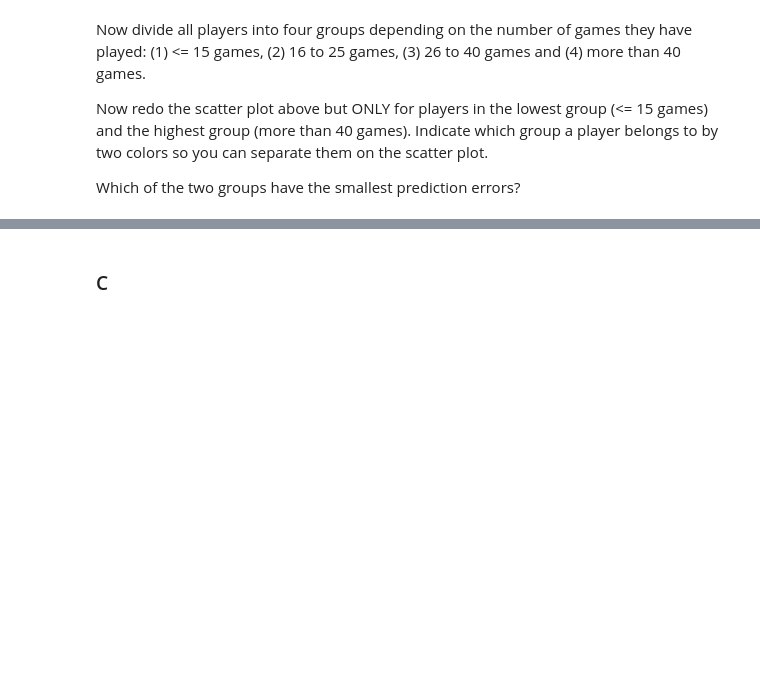
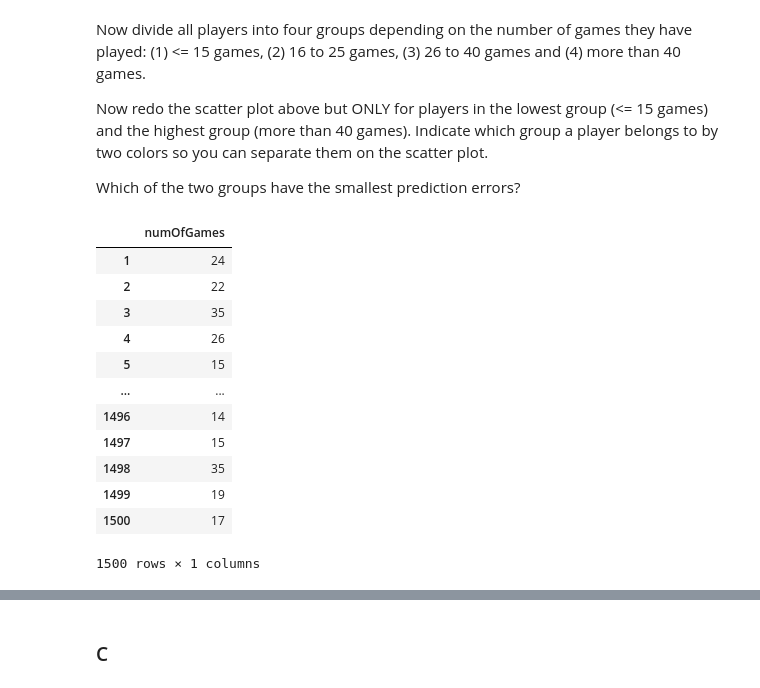
Before and after one commit to finateautomata/BayesianLearning, a Jupyter notebook: Assignment/assignment1/assignment1.ipynb, the cells around one changed output, grey strips where cells are left out. Drawn from its saved outputs; the diff is of its cells as text; code cells hidden in the pictures; blank space fills up the shorter version.

```diff
--- a/Assignment/assignment1/assignment1.ipynb
+++ b/Assignment/assignment1/assignment1.ipynb
@@ -62,0 +138,28 @@ Which of the two groups have the smallest prediction errors?
+# %%
+#Code Here
+
+temp_list = [] # records the number of games played by one person
+for i in range(1, 1501):
+
+    cnt = dat[dat['player'] == i].count()[0]
+    # print(cnt)
+    temp_list.append(cnt)
+
+# res is the dataframe collects all the estimated alpha
+res_Q3B = pd.DataFrame(temp_list, columns=['numOfGames'])
+res_Q3B.index += 1
+res_Q3B
+# %% [output]
+|  | numOfGames |
+| 1 | 24 |
+| 2 | 22 |
+| 3 | 35 |
+| 4 | 26 |
+| 5 | 15 |
+| ... | ... |
+| 1496 | 14 |
+| 1497 | 15 |
+| 1498 | 35 |
+| 1499 | 19 |
+| 1500 | 17 |
+1500 rows × 1 columns
```
Also changed, not shown: parts of 24 cells of this notebook, 5 other files.
